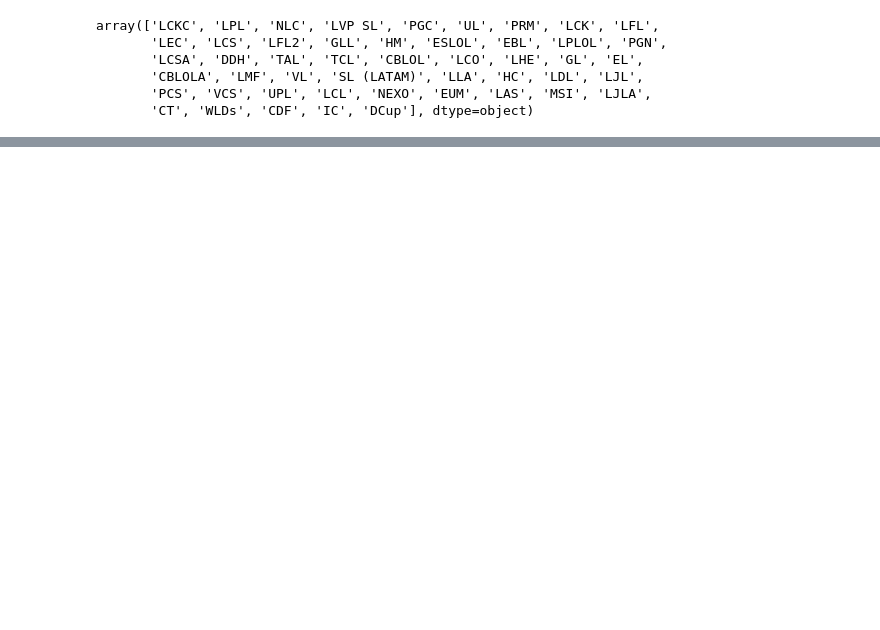
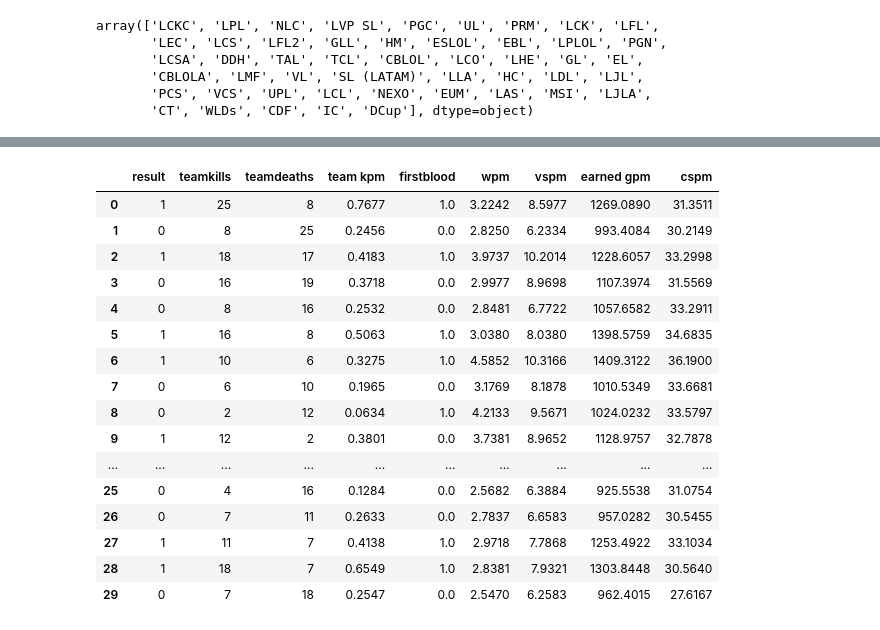
Before and after one commit to davsssss/Esports-Project, a Jupyter notebook: LoLDataCleaning.ipynb, the cells around one changed output, grey strips where cells are left out. Cells and saved outputs as stored; diff of their text form; code cells hidden in the pictures; blank space fills up the shorter version.

```diff
--- a/LoLDataCleaning.ipynb
+++ b/LoLDataCleaning.ipynb
@@ -82,0 +168,20 @@ lcs_team_league_df.tail(20)
+# %%
+lcs_team_league_df_2023.head(30)
+# %% [output]
+|  | result | teamkills | teamdeaths | team kpm | firstblood | wpm | vspm | earned gpm | cspm |
+| 0 | 1 | 25 | 8 | 0.7677 | 1.0 | 3.2242 | 8.5977 | 1269.0890 | 31.3511 |
+| 1 | 0 | 8 | 25 | 0.2456 | 0.0 | 2.8250 | 6.2334 | 993.4084 | 30.2149 |
+| 2 | 1 | 18 | 17 | 0.4183 | 1.0 | 3.9737 | 10.2014 | 1228.6057 | 33.2998 |
+| 3 | 0 | 16 | 19 | 0.3718 | 0.0 | 2.9977 | 8.9698 | 1107.3974 | 31.5569 |
+| 4 | 0 | 8 | 16 | 0.2532 | 0.0 | 2.8481 | 6.7722 | 1057.6582 | 33.2911 |
+| 5 | 1 | 16 | 8 | 0.5063 | 1.0 | 3.0380 | 8.0380 | 1398.5759 | 34.6835 |
+| 6 | 1 | 10 | 6 | 0.3275 | 1.0 | 4.5852 | 10.3166 | 1409.3122 | 36.1900 |
+| 7 | 0 | 6 | 10 | 0.1965 | 0.0 | 3.1769 | 8.1878 | 1010.5349 | 33.6681 |
+| 8 | 0 | 2 | 12 | 0.0634 | 1.0 | 4.2133 | 9.5671 | 1024.0232 | 33.5797 |
+| 9 | 1 | 12 | 2 | 0.3801 | 0.0 | 3.7381 | 8.9652 | 1128.9757 | 32.7878 |
+| ... | ... | ... | ... | ... | ... | ... | ... | ... | ... |
+| 25 | 0 | 4 | 16 | 0.1284 | 0.0 | 2.5682 | 6.3884 | 925.5538 | 31.0754 |
+| 26 | 0 | 7 | 11 | 0.2633 | 0.0 | 2.7837 | 6.6583 | 957.0282 | 30.5455 |
+| 27 | 1 | 11 | 7 | 0.4138 | 1.0 | 2.9718 | 7.7868 | 1253.4922 | 33.1034 |
+| 28 | 1 | 18 | 7 | 0.6549 | 1.0 | 2.8381 | 7.9321 | 1303.8448 | 30.5640 |
+| 29 | 0 | 7 | 18 | 0.2547 | 0.0 | 2.5470 | 6.2583 | 962.4015 | 27.6167 |
```
Also changed, not shown: parts of 13 cells of this notebook.
